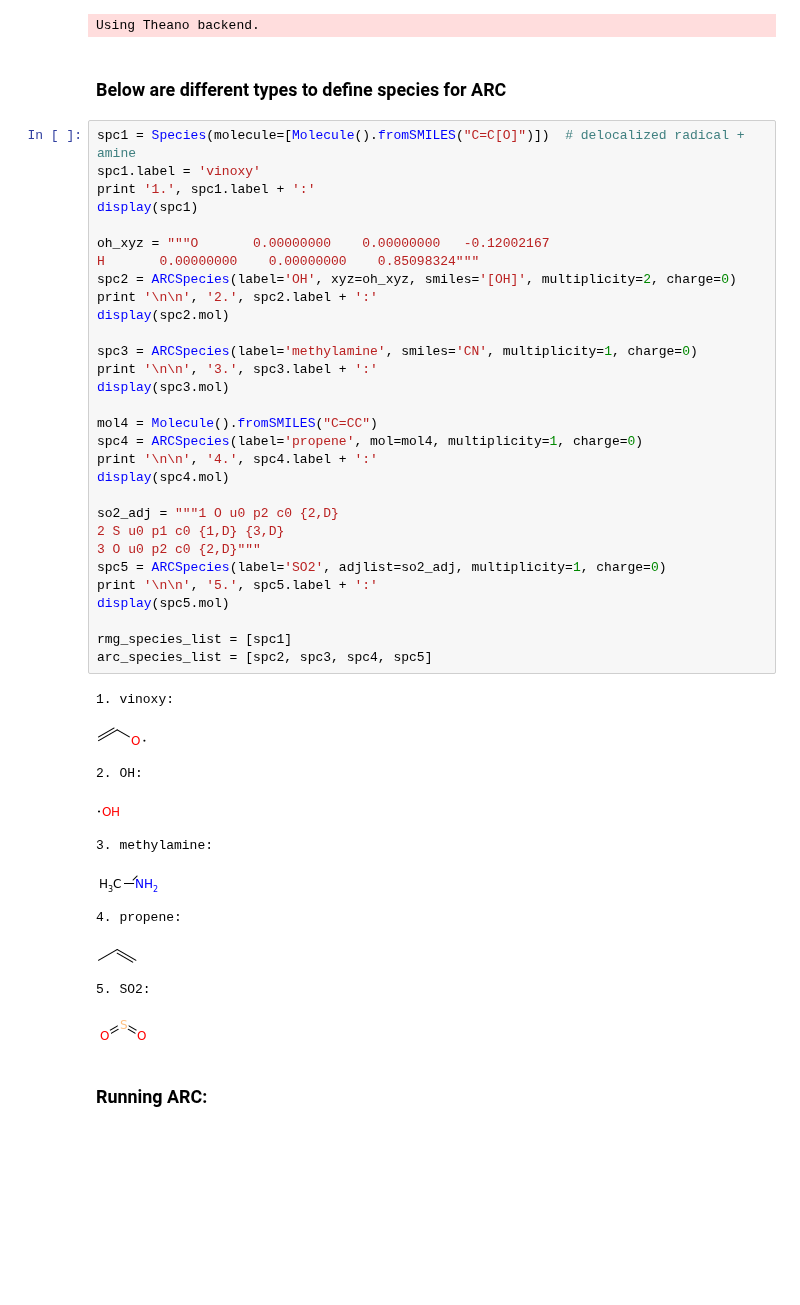
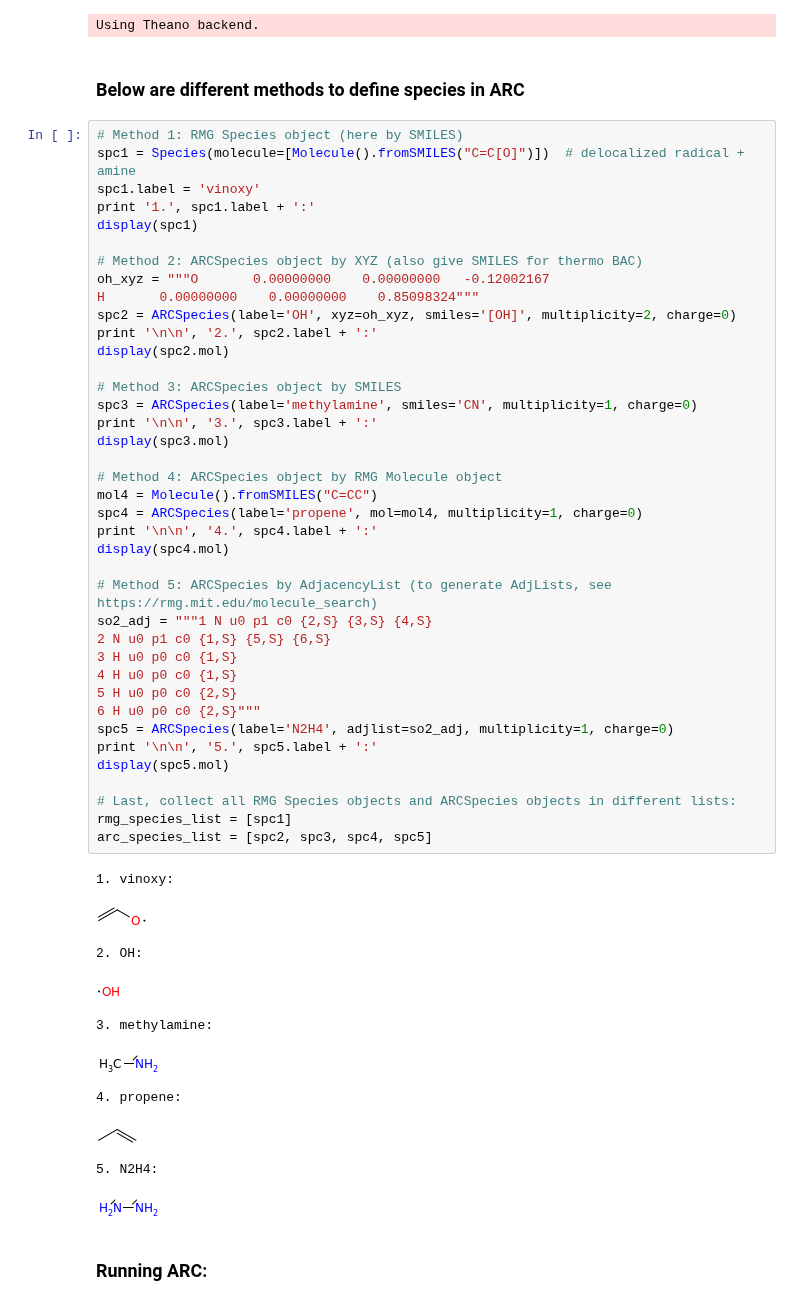
Before and after one commit to ReactionMechanismGenerator/ARC, a Jupyter notebook: ipython/ARC Demo.ipynb, the cells around one changed output. Drawn from its saved outputs; the diff is of its cells as text; blank space fills up the shorter version.

```diff
--- a/ipython/ARC Demo.ipynb
+++ b/ipython/ARC Demo.ipynb
@@ -12,47 +12,56 @@ import matplotlib.pyplot as plt
 # %% [output]
 Using Theano backend.
 # %% [markdown]
-### Below are different types to define species for ARC
+### Below are different methods to define species in ARC
 # %%
+# Method 1: RMG Species object (here by SMILES)
 spc1 = Species(molecule=[Molecule().fromSMILES("C=C[O]")])  # delocalized radical + amine
 spc1.label = 'vinoxy'
 print '1.', spc1.label + ':'
 display(spc1)
 
+# Method 2: ARCSpecies object by XYZ (also give SMILES for thermo BAC)
 oh_xyz = """O       0.00000000    0.00000000   -0.12002167
 H       0.00000000    0.00000000    0.85098324"""
 spc2 = ARCSpecies(label='OH', xyz=oh_xyz, smiles='[OH]', multiplicity=2, charge=0)
 print '\n\n', '2.', spc2.label + ':'
 display(spc2.mol)
 
+# Method 3: ARCSpecies object by SMILES
 spc3 = ARCSpecies(label='methylamine', smiles='CN', multiplicity=1, charge=0)
 print '\n\n', '3.', spc3.label + ':'
 display(spc3.mol)
 
+# Method 4: ARCSpecies object by RMG Molecule object
 mol4 = Molecule().fromSMILES("C=CC")
 spc4 = ARCSpecies(label='propene', mol=mol4, multiplicity=1, charge=0)
 print '\n\n', '4.', spc4.label + ':'
 display(spc4.mol)
 
-so2_adj = """1 O u0 p2 c0 {2,D}
-2 S u0 p1 c0 {1,D} {3,D}
-3 O u0 p2 c0 {2,D}"""
-spc5 = ARCSpecies(label='SO2', adjlist=so2_adj, multiplicity=1, charge=0)
+# Method 5: ARCSpecies by AdjacencyList (to generate AdjLists, see https://rmg.mit.edu/molecule_search)
+so2_adj = """1 N u0 p1 c0 {2,S} {3,S} {4,S}
+2 N u0 p1 c0 {1,S} {5,S} {6,S}
+3 H u0 p0 c0 {1,S}
+4 H u0 p0 c0 {1,S}
+5 H u0 p0 c0 {2,S}
+6 H u0 p0 c0 {2,S}"""
+spc5 = ARCSpecies(label='N2H4', adjlist=so2_adj, multiplicity=1, charge=0)
 print '\n\n', '5.', spc5.label + ':'
 display(spc5.mol)
 
+# Last, collect all RMG Species objects and ARCSpecies objects in different lists:
 rmg_species_list = [spc1]
 arc_species_list = [spc2, spc3, spc4, spc5]
 # %% [output]
 1. vinoxy:
 [figure]
 2. OH:
 [figure]
 3. methylamine:
 [figure]
 4. propene:
 [figure]
-5. SO2:
+5. N2H4:
-[figure, old version]
+[figure, new version]
 # %% [markdown]
 ### Running ARC:
```
Also changed, not shown: parts of 2 cells of this notebook, 1 other file.
